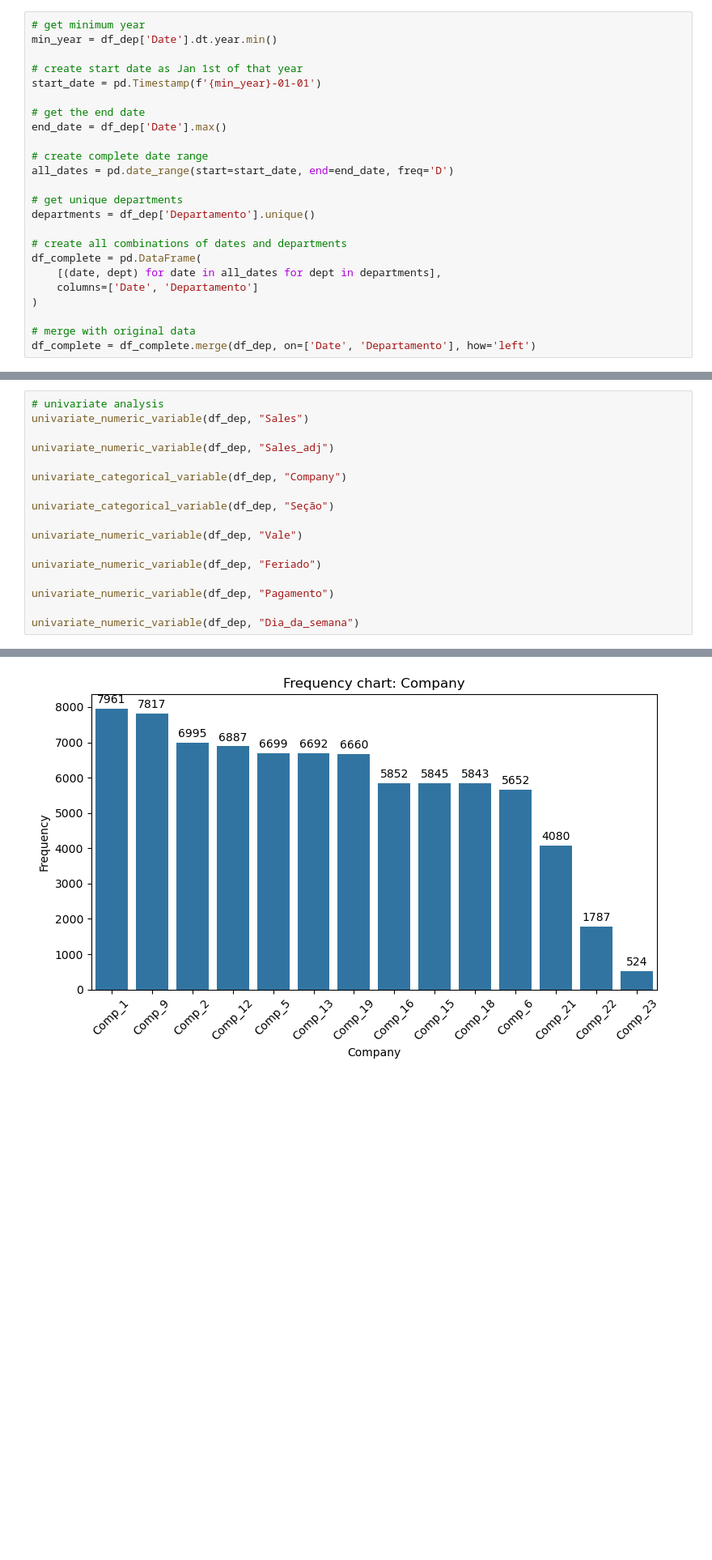
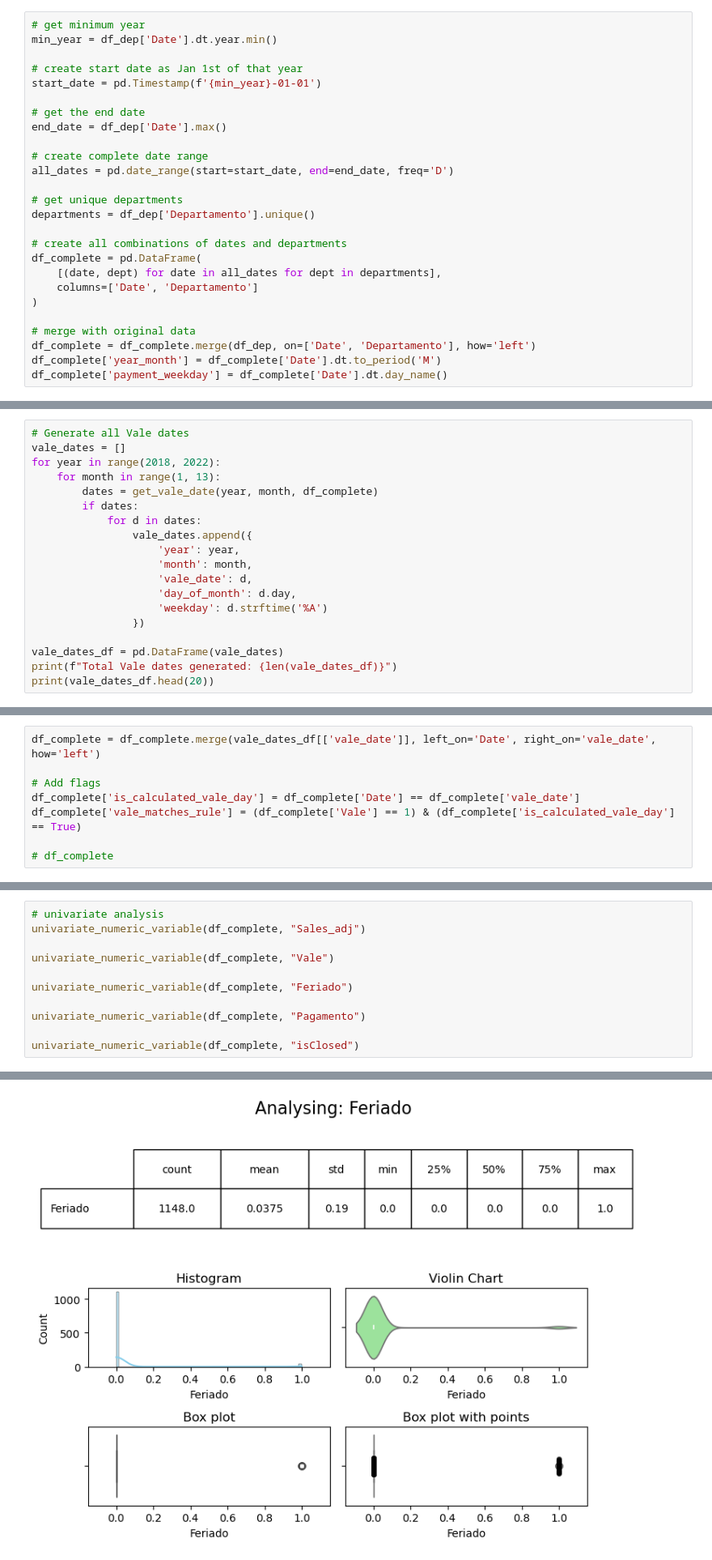
Before and after one commit to RakellM/ASN-DSA-T5, a Jupyter notebook: 33-ST/Homework/Project_1.ipynb, the cells around one changed output, grey strips where cells are left out. Shown at 81% size. Drawn from its saved outputs; the diff is of its cells as text; blank space fills up the shorter version.

Commit message:
feat: Flags in depth analysis and rule creation for future inputs.

```diff
--- a/33-ST/Homework/Project_1.ipynb
+++ b/33-ST/Homework/Project_1.ipynb
@@ -776,3 +776,5 @@ df_complete = pd.DataFrame(
 
 # merge with original data
 df_complete = df_complete.merge(df_dep, on=['Date', 'Departamento'], how='left')
+df_complete['year_month'] = df_complete['Date'].dt.to_period('M')
+df_complete['payment_weekday'] = df_complete['Date'].dt.day_name()
@@ -1049,0 +1757,19 @@ print(check_payday[check_payday["day_name"] == "Monday"])
+# %%
+# Generate all Vale dates
+vale_dates = []
+for year in range(2018, 2022):
+    for month in range(1, 13):
+        dates = get_vale_date(year, month, df_complete)
+        if dates:
+            for d in dates:
+                vale_dates.append({
+                    'year': year,
+                    'month': month,
+                    'vale_date': d,
+                    'day_of_month': d.day,
+                    'weekday': d.strftime('%A')
+                })
+
+vale_dates_df = pd.DataFrame(vale_dates)
+print(f"Total Vale dates generated: {len(vale_dates_df)}")
+print(vale_dates_df.head(20))
@@ -1049,0 +1810,8 @@ print(check_payday[check_payday["day_name"] == "Monday"])
+# %%
+df_complete = df_complete.merge(vale_dates_df[['vale_date']], left_on='Date', right_on='vale_date', how='left')
+
+# Add flags
+df_complete['is_calculated_vale_day'] = df_complete['Date'] == df_complete['vale_date']
+df_complete['vale_matches_rule'] = (df_complete['Vale'] == 1) & (df_complete['is_calculated_vale_day'] == True)
+
+# df_complete
@@ -1052,18 +1916,12 @@ print(check_payday[check_payday["day_name"] == "Monday"])
 # %%
 # univariate analysis
-univariate_numeric_variable(df_dep, "Sales")
+univariate_numeric_variable(df_complete, "Sales_adj")
 
-univariate_numeric_variable(df_dep, "Sales_adj")
+univariate_numeric_variable(df_complete, "Vale")
 
-univariate_categorical_variable(df_dep, "Company")
+univariate_numeric_variable(df_complete, "Feriado")
 
-univariate_categorical_variable(df_dep, "Seção")
+univariate_numeric_variable(df_complete, "Pagamento")
 
-univariate_numeric_variable(df_dep, "Vale")
-
-univariate_numeric_variable(df_dep, "Feriado")
-
-univariate_numeric_variable(df_dep, "Pagamento")
-
-univariate_numeric_variable(df_dep, "Dia_da_semana")
+univariate_numeric_variable(df_complete, "isClosed")
 # %% [output]
@@ -1092 +1930 @@ Frequency table of categorical variable (with percentage and total):
-[figure, old version]
+[figure, new version]
```
Also changed, not shown: parts of 50 cells of this notebook.
